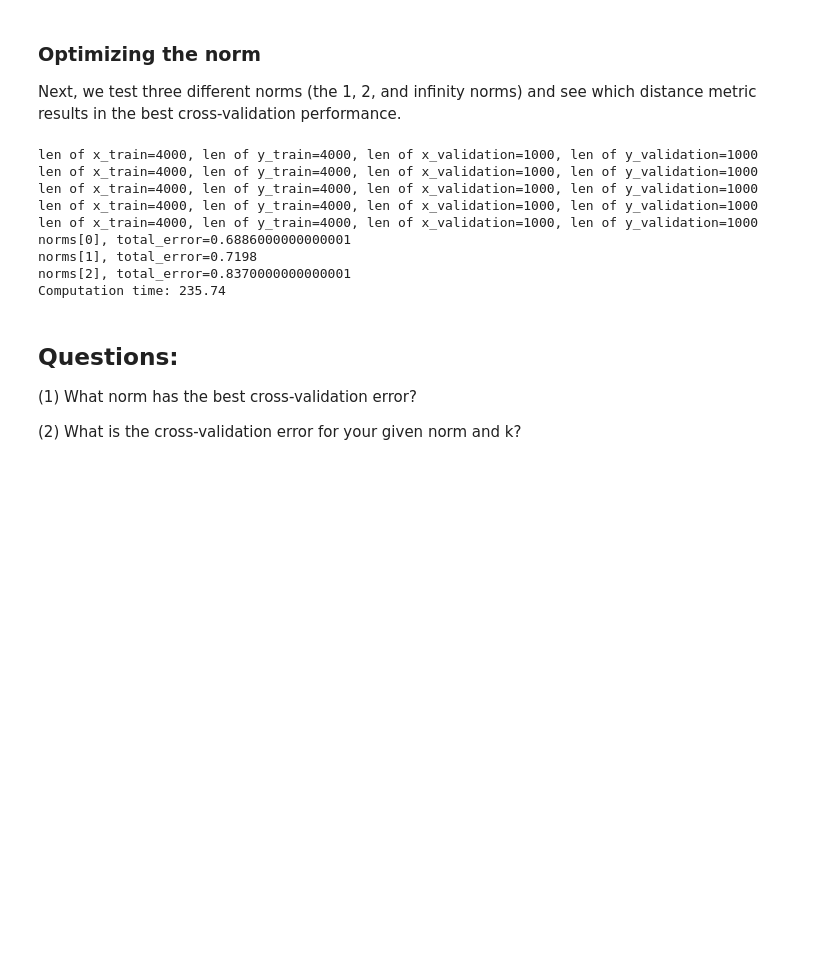
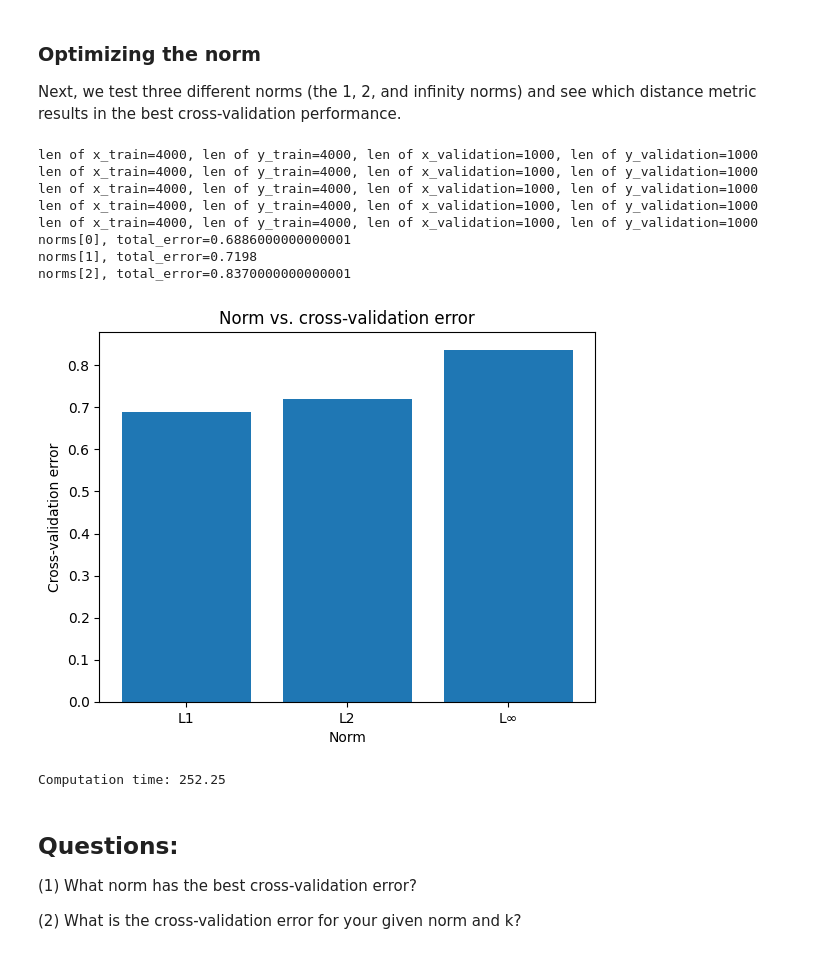
Before and after one commit to EdwinKam/ucla-ece247, a Jupyter notebook: hw2/knn_nosol.ipynb, the cells around one changed output. Cells and saved outputs as stored; diff of their text form; code cells hidden in the pictures; blank space fills up the shorter version.

```diff
--- a/hw2/knn_nosol.ipynb
+++ b/hw2/knn_nosol.ipynb
@@ -329,34 +329,43 @@ for i in range(num_folds):
     X_fold_train = np.concatenate([X_train_folds[j] for j in range(num_folds) if j != i])
     y_fold_train = np.concatenate([y_train_folds[j] for j in range(num_folds) if j != i])
     x_validation = X_train_folds[i]
     y_validation = y_train_folds[i]
     print(f'len of x_train={len(X_fold_train)}, len of y_train={len(y_fold_train)}, len of x_validation={len(x_validation)}, len of y_validation={len(y_validation)}')
     knn_fold_norm.train(X=X_fold_train, y=y_fold_train)
     for norm in norms:
         fold_distance = knn_fold_norm.compute_distances(x_validation, norm)
         fold_validation_pred = knn_fold_norm.predict_labels(fold_distance, k=10)
         fold_validation_error = calculate_error(y_validation, fold_validation_pred)
         norm_error[norm] = norm_error.get(norm, 0) + fold_validation_error
 
 for i in range(len(norms)):
     norm = norms[i]
     print(f'norms[{i}], total_error={norm_error[norm] / num_folds}')
 pass
 
+average_errors = [norm_error[norm] / num_folds for norm in norms]
+
+plt.bar(['L1', 'L2', 'L∞'], average_errors)
+plt.xlabel('Norm')
+plt.ylabel('Cross-validation error')
+plt.title('Norm vs. cross-validation error')
+plt.show()
+
 # ================================================================ #
 # END YOUR CODE HERE
 # ================================================================ #
 print('Computation time: %.2f'%(time.time()-time_start))
 # %% [output]
 len of x_train=4000, len of y_train=4000, len of x_validation=1000, len of y_validation=1000
 len of x_train=4000, len of y_train=4000, len of x_validation=1000, len of y_validation=1000
 len of x_train=4000, len of y_train=4000, len of x_validation=1000, len of y_validation=1000
 len of x_train=4000, len of y_train=4000, len of x_validation=1000, len of y_validation=1000
 len of x_train=4000, len of y_train=4000, len of x_validation=1000, len of y_validation=1000
 norms[0], total_error=0.6886000000000001
 norms[1], total_error=0.7198
 norms[2], total_error=0.8370000000000001
-Computation time: 235.74
+[figure, added]
+Computation time: 252.25
 # %% [markdown]
 ## Questions:
 
```
Also changed, not shown: parts of 4 cells of this notebook, 24 other files.
